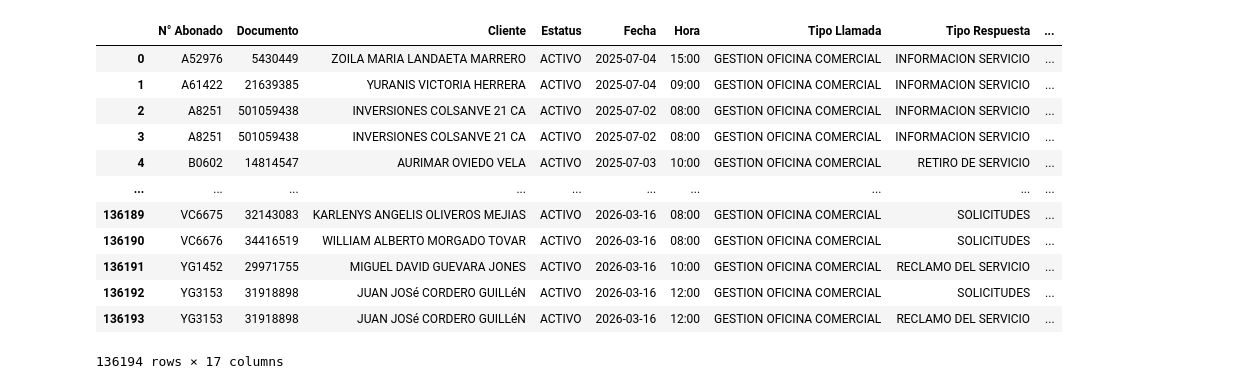
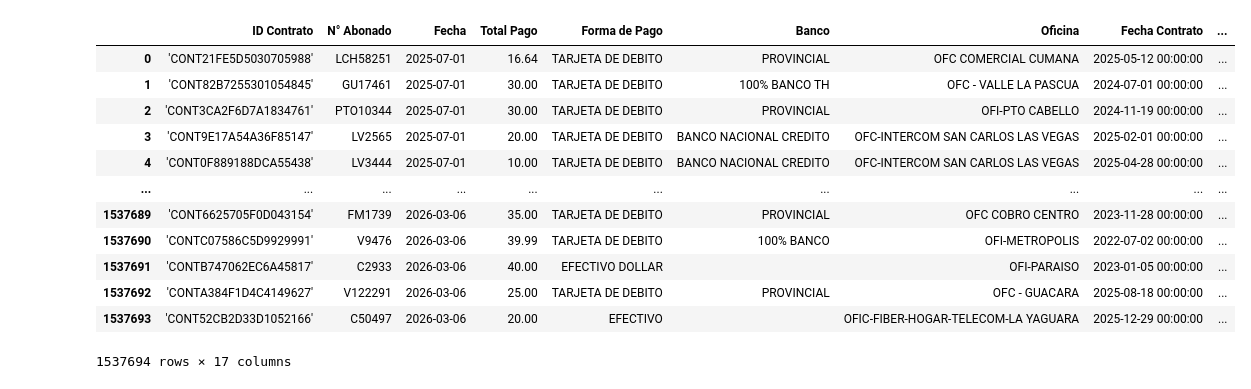
Before and after one commit to Artur030610/Data-Automated-Pipeline-Telecom, a Jupyter notebook: Notebooks/afluencia.ipynb, the cells around one changed output. Cells and saved outputs as stored; diff of their text form; code cells hidden in the pictures.

Commit message:
Creacion de scrappers para ventas y recaudacion. Adaptacion de recaudacion para optmizar el rendimiento

```diff
--- a/Notebooks/afluencia.ipynb
+++ b/Notebooks/afluencia.ipynb
@@ -1013,18 +150,18 @@ print(f"✅ ¡Éxito! Reporte corporativo generado en: {nombre_archivo}")
 # %%
 import pandas as pd
-df = pd.read_parquet(r'C:\Users\josperez\Documents\A-DataStack\01-Proyectos\01-Data_PipelinesFibex\02_Data_Lake\gold_data\Atencion_Cliente_Gold.parquet')
+df = pd.read_parquet(r'C:\Users\josperez\Documents\A-DataStack\01-Proyectos\01-Data_PipelinesFibex\02_Data_Lake\gold_data\Recaudacion_Gold.parquet')
 display(df)
 # %% [output]
-|  | N° Abonado | Documento | Cliente | Estatus | Fecha | Hora | Tipo Llamada | Tipo Respuesta | ... |
-| 0 | A52976 | 5430449 | ZOILA MARIA LANDAETA MARRERO | ACTIVO | 2025-07-04 | 15:00 | GESTION OFICINA COMERCIAL | INFORMACION SERVICIO | ... |
-| 1 | A61422 | 21639385 | YURANIS VICTORIA HERRERA | ACTIVO | 2025-07-04 | 09:00 | GESTION OFICINA COMERCIAL | INFORMACION SERVICIO | ... |
-| 2 | A8251 | 501059438 | INVERSIONES COLSANVE 21 CA | ACTIVO | 2025-07-02 | 08:00 | GESTION OFICINA COMERCIAL | INFORMACION SERVICIO | ... |
-| 3 | A8251 | 501059438 | INVERSIONES COLSANVE 21 CA | ACTIVO | 2025-07-02 | 08:00 | GESTION OFICINA COMERCIAL | INFORMACION SERVICIO | ... |
-| 4 | B0602 | 14814547 | AURIMAR OVIEDO VELA | ACTIVO | 2025-07-03 | 10:00 | GESTION OFICINA COMERCIAL | RETIRO DE SERVICIO | ... |
+|  | ID Contrato | N° Abonado | Fecha | Total Pago | Forma de Pago | Banco | Oficina | Fecha Contrato | ... |
+| 0 | 'CONT21FE5D5030705988' | LCH58251 | 2025-07-01 | 16.64 | TARJETA DE DEBITO | PROVINCIAL | OFC COMERCIAL CUMANA | 2025-05-12 00:00:00 | ... |
+| 1 | 'CONT82B7255301054845' | GU17461 | 2025-07-01 | 30.00 | TARJETA DE DEBITO | 100% BANCO TH | OFC - VALLE LA PASCUA | 2024-07-01 00:00:00 | ... |
+| 2 | 'CONT3CA2F6D7A1834761' | PTO10344 | 2025-07-01 | 30.00 | TARJETA DE DEBITO | PROVINCIAL | OFI-PTO CABELLO | 2024-11-19 00:00:00 | ... |
+| 3 | 'CONT9E17A54A36F85147' | LV2565 | 2025-07-01 | 20.00 | TARJETA DE DEBITO | BANCO NACIONAL CREDITO | OFC-INTERCOM SAN CARLOS LAS VEGAS | 2025-02-01 00:00:00 | ... |
+| 4 | 'CONT0F889188DCA55438' | LV3444 | 2025-07-01 | 10.00 | TARJETA DE DEBITO | BANCO NACIONAL CREDITO | OFC-INTERCOM SAN CARLOS LAS VEGAS | 2025-04-28 00:00:00 | ... |
 | ... | ... | ... | ... | ... | ... | ... | ... | ... | ... |
-| 136189 | VC6675 | 32143083 | KARLENYS ANGELIS OLIVEROS MEJIAS | ACTIVO | 2026-03-16 | 08:00 | GESTION OFICINA COMERCIAL | SOLICITUDES | ... |
-| 136190 | VC6676 | 34416519 | WILLIAM ALBERTO MORGADO TOVAR | ACTIVO | 2026-03-16 | 08:00 | GESTION OFICINA COMERCIAL | SOLICITUDES | ... |
-| 136191 | YG1452 | 29971755 | MIGUEL DAVID GUEVARA JONES | ACTIVO | 2026-03-16 | 10:00 | GESTION OFICINA COMERCIAL | RECLAMO DEL SERVICIO | ... |
-| 136192 | YG3153 | 31918898 | JUAN JOSé CORDERO GUILLéN | ACTIVO | 2026-03-16 | 12:00 | GESTION OFICINA COMERCIAL | SOLICITUDES | ... |
-| 136193 | YG3153 | 31918898 | JUAN JOSé CORDERO GUILLéN | ACTIVO | 2026-03-16 | 12:00 | GESTION OFICINA COMERCIAL | RECLAMO DEL SERVICIO | ... |
+| 1537689 | 'CONT6625705F0D043154' | FM1739 | 2026-03-06 | 35.00 | TARJETA DE DEBITO | PROVINCIAL | OFC COBRO CENTRO | 2023-11-28 00:00:00 | ... |
+| 1537690 | 'CONTC07586C5D9929991' | V9476 | 2026-03-06 | 39.99 | TARJETA DE DEBITO | 100% BANCO | OFI-METROPOLIS | 2022-07-02 00:00:00 | ... |
+| 1537691 | 'CONTB747062EC6A45817' | C2933 | 2026-03-06 | 40.00 | EFECTIVO DOLLAR |  | OFI-PARAISO | 2023-01-05 00:00:00 | ... |
+| 1537692 | 'CONTA384F1D4C4149627' | V122291 | 2026-03-06 | 25.00 | TARJETA DE DEBITO | PROVINCIAL | OFC - GUACARA | 2025-08-18 00:00:00 | ... |
+| 1537693 | 'CONT52CB2D33D1052166' | C50497 | 2026-03-06 | 20.00 | EFECTIVO |  | OFIC-FIBER-HOGAR-TELECOM-LA YAGUARA | 2025-12-29 00:00:00 | ... |
-136194 rows × 17 columns
+1537694 rows × 17 columns
```
Also changed, not shown: parts of 19 cells of this notebook, 18 other files.
